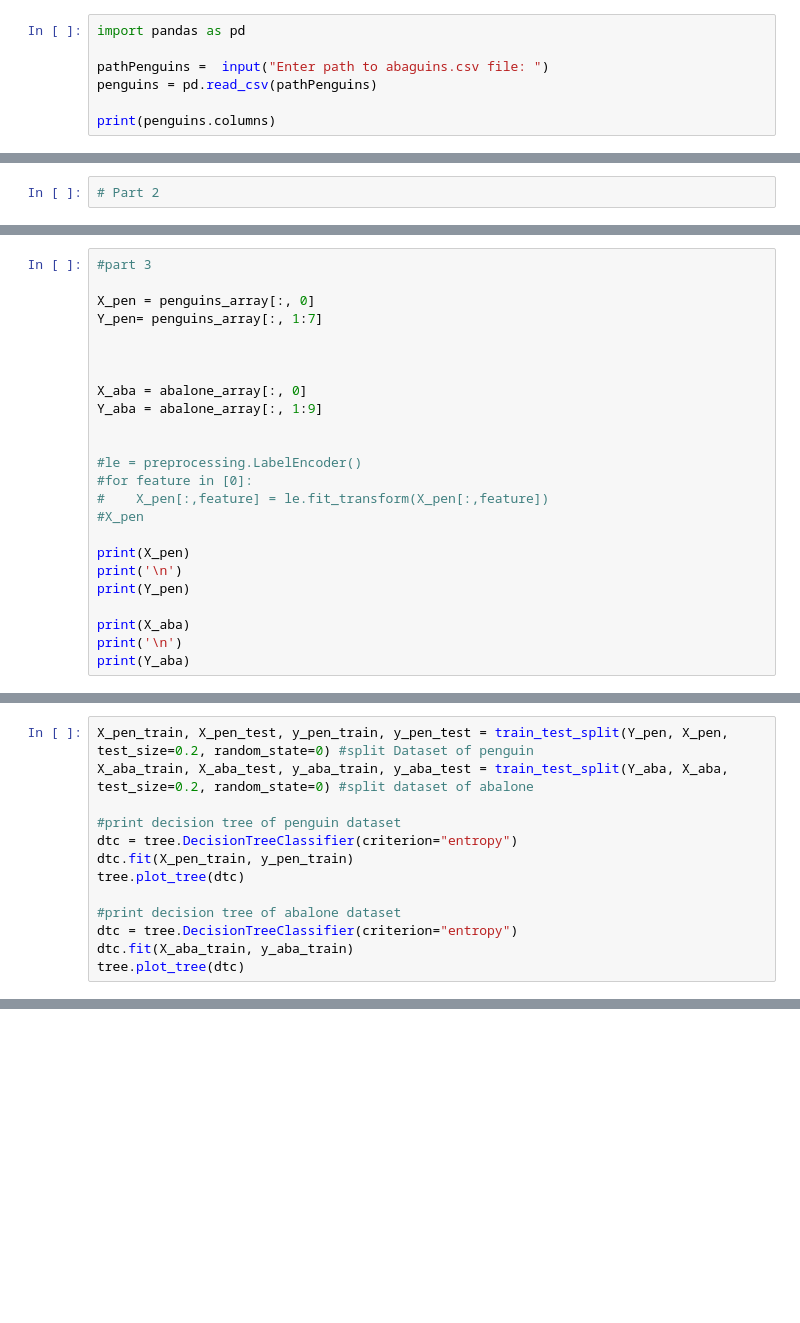
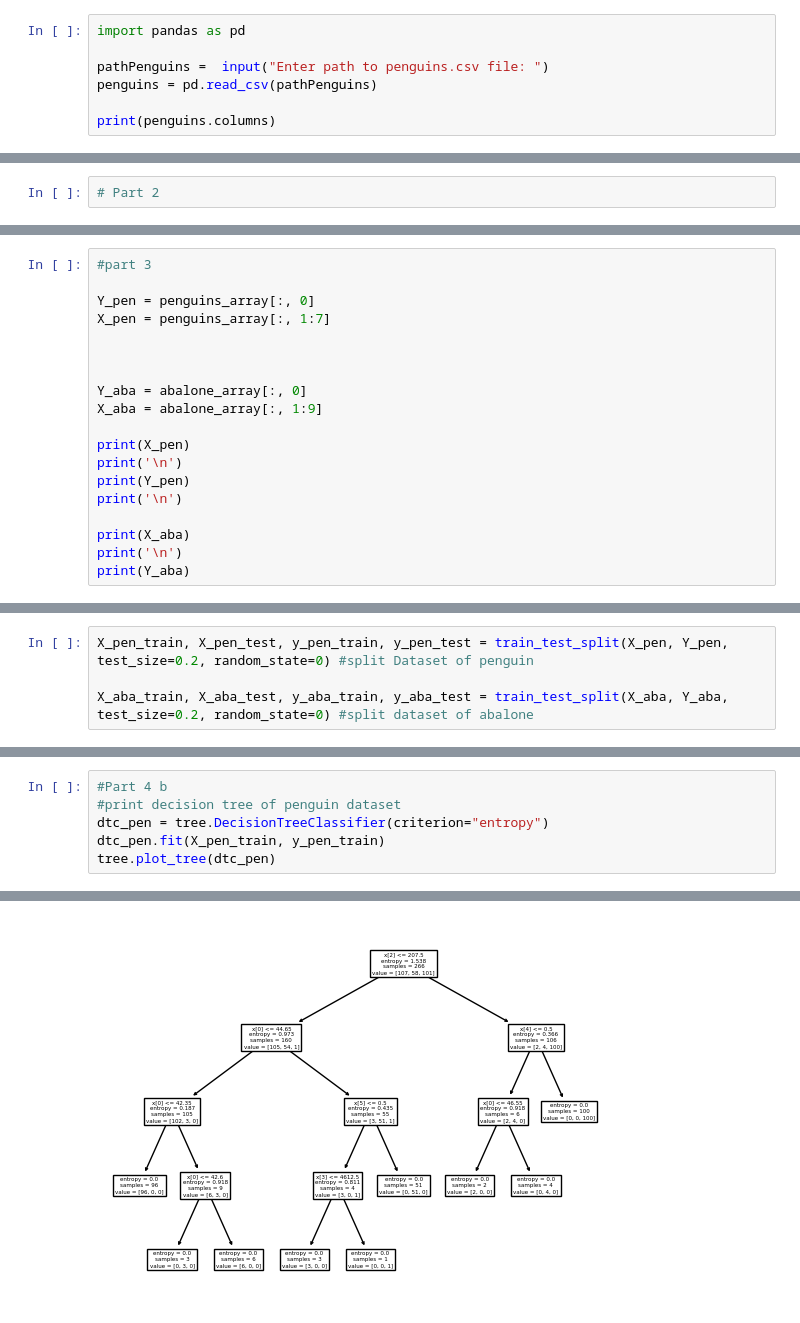
Before and after one commit to cindykhin/472_Assignment1, a Jupyter notebook: assignement1.ipynb, the cells around one changed output, grey strips where cells are left out. Cells and saved outputs as stored; diff of their text form; blank space fills up the shorter version.

Commit message:
Part 3 and 4a modified

```diff
--- a/assignement1.ipynb
+++ b/assignement1.ipynb
@@ -10,7 +10,7 @@ from sklearn.model_selection import train_test_split
 # %%
 import pandas as pd
 
-pathPenguins =  input("Enter path to abaguins.csv file: ")
+pathPenguins =  input("Enter path to penguins.csv file: ")
 penguins = pd.read_csv(pathPenguins)
 
 print(penguins.columns)
@@ -157,23 +554,18 @@ print(abalone_array)
 # %%
 #part 3
 
-X_pen = penguins_array[:, 0]
-Y_pen= penguins_array[:, 1:7]
+Y_pen = penguins_array[:, 0]
+X_pen = penguins_array[:, 1:7]
 
 
 
-X_aba = abalone_array[:, 0]
-Y_aba = abalone_array[:, 1:9]
-
-
-#le = preprocessing.LabelEncoder()
-#for feature in [0]:
-#    X_pen[:,feature] = le.fit_transform(X_pen[:,feature])
-#X_pen
+Y_aba = abalone_array[:, 0]
+X_aba = abalone_array[:, 1:9]
 
 print(X_pen)
 print('\n')
 print(Y_pen)
+print('\n')
 
 print(X_aba)
 print('\n')
@@ -199,13 +591,4 @@ print(Y_aba)
 # %%
-X_pen_train, X_pen_test, y_pen_train, y_pen_test = train_test_split(Y_pen, X_pen, test_size=0.2, random_state=0) #split Dataset of penguin
-X_aba_train, X_aba_test, y_aba_train, y_aba_test = train_test_split(Y_aba, X_aba, test_size=0.2, random_state=0) #split dataset of abalone
+X_pen_train, X_pen_test, y_pen_train, y_pen_test = train_test_split(X_pen, Y_pen, test_size=0.2, random_state=0) #split Dataset of penguin
 
-#print decision tree of penguin dataset
-dtc = tree.DecisionTreeClassifier(criterion="entropy")
-dtc.fit(X_pen_train, y_pen_train)
-tree.plot_tree(dtc)
-
-#print decision tree of abalone dataset
-dtc = tree.DecisionTreeClassifier(criterion="entropy")
-dtc.fit(X_aba_train, y_aba_train)
-tree.plot_tree(dtc)
+X_aba_train, X_aba_test, y_aba_train, y_aba_test = train_test_split(X_aba, Y_aba, test_size=0.2, random_state=0) #split dataset of abalone
@@ -230,0 +595,7 @@ tree.plot_tree(dtc)
+# %%
+#Part 4 b
+#print decision tree of penguin dataset
+dtc_pen = tree.DecisionTreeClassifier(criterion="entropy")
+dtc_pen.fit(X_pen_train, y_pen_train)
+tree.plot_tree(dtc_pen)
+# %% [output]
@@ -230,0 +619 @@ tree.plot_tree(dtc)
+[figure, added]
```
Also changed, not shown: parts of 11 cells of this notebook.
